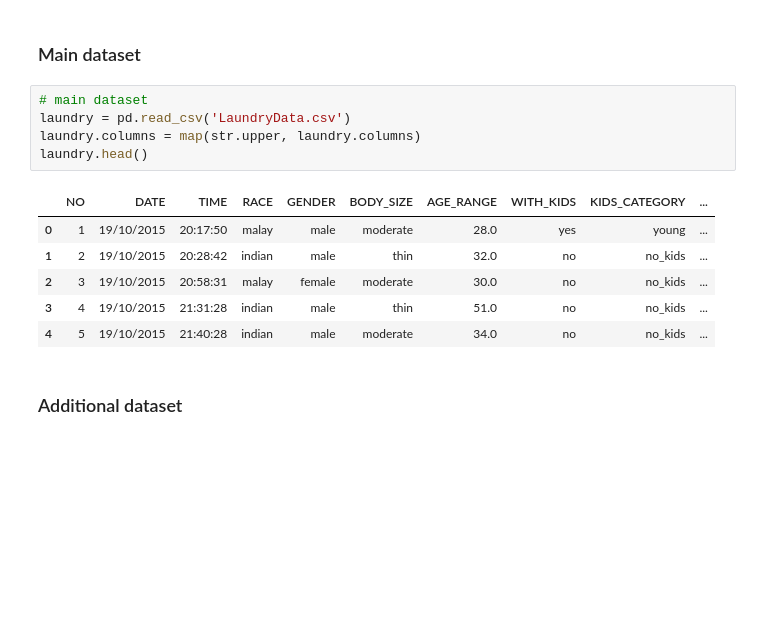
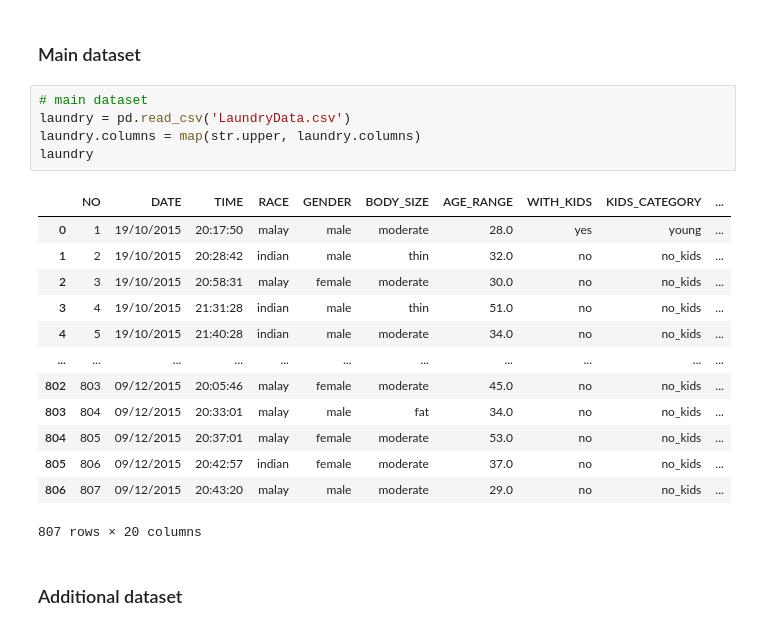
Before and after one commit to mzamfirdaus/dataminingproject, a Jupyter notebook: deployment streamlit.ipynb, the cells around one changed output. Cells and saved outputs as stored; diff of their text form; blank space fills up the shorter version.

```diff
--- a/deployment streamlit.ipynb
+++ b/deployment streamlit.ipynb
@@ -24,15 +17,22 @@ C:\Users\zamfirdaus\anaconda3\lib\site-packages\numpy\.libs\libopenblas.XWYDX2IK
 # %%
 # main dataset
 laundry = pd.read_csv('LaundryData.csv')
 laundry.columns = map(str.upper, laundry.columns)
-laundry.head()
+laundry
 # %% [output]
 |  | NO | DATE | TIME | RACE | GENDER | BODY_SIZE | AGE_RANGE | WITH_KIDS | KIDS_CATEGORY | ... |
 | 0 | 1 | 19/10/2015 | 20:17:50 | malay | male | moderate | 28.0 | yes | young | ... |
 | 1 | 2 | 19/10/2015 | 20:28:42 | indian | male | thin | 32.0 | no | no_kids | ... |
 | 2 | 3 | 19/10/2015 | 20:58:31 | malay | female | moderate | 30.0 | no | no_kids | ... |
 | 3 | 4 | 19/10/2015 | 21:31:28 | indian | male | thin | 51.0 | no | no_kids | ... |
 | 4 | 5 | 19/10/2015 | 21:40:28 | indian | male | moderate | 34.0 | no | no_kids | ... |
+| ... | ... | ... | ... | ... | ... | ... | ... | ... | ... | ... |
+| 802 | 803 | 09/12/2015 | 20:05:46 | malay | female | moderate | 45.0 | no | no_kids | ... |
+| 803 | 804 | 09/12/2015 | 20:33:01 | malay | male | fat | 34.0 | no | no_kids | ... |
+| 804 | 805 | 09/12/2015 | 20:37:01 | malay | female | moderate | 53.0 | no | no_kids | ... |
+| 805 | 806 | 09/12/2015 | 20:42:57 | indian | female | moderate | 37.0 | no | no_kids | ... |
+| 806 | 807 | 09/12/2015 | 20:43:20 | malay | male | moderate | 29.0 | no | no_kids | ... |
+807 rows × 20 columns
 # %% [markdown]
 ### Additional dataset
 # %%
```
Also changed, not shown: parts of 47 cells of this notebook, 1 other file.
